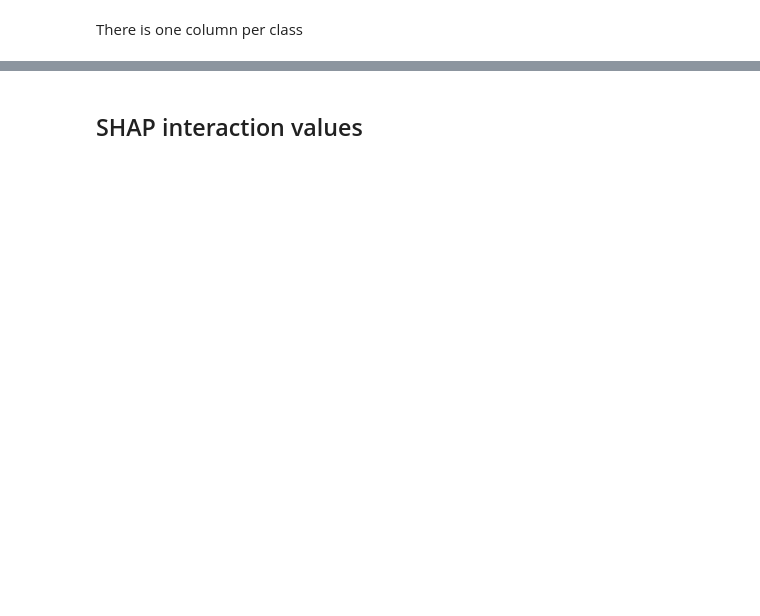
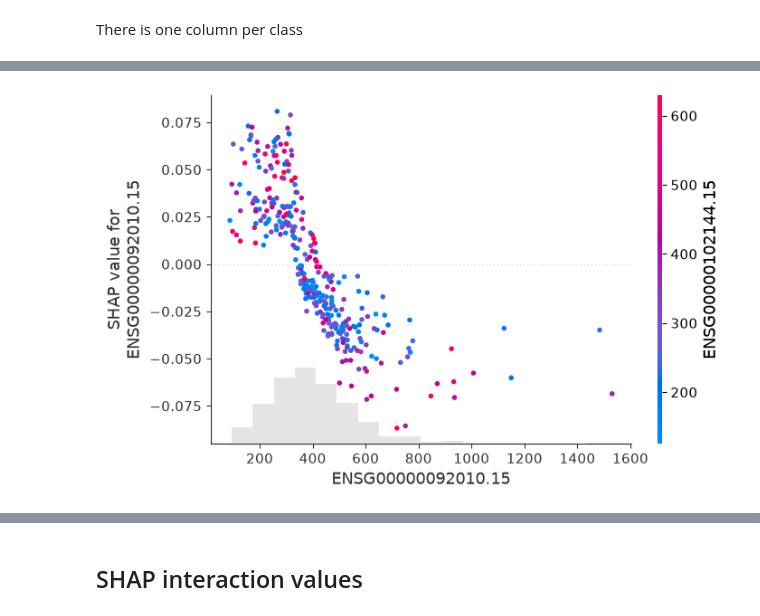
Before and after one commit to sib-swiss/feature-selection-training, a Jupyter notebook: notebooks/chapter7_SHAP.ipynb, the cells around one changed output, grey strips where cells are left out. Saved outputs shown, nothing was run; the diff lists cells and outputs as text; code cells hidden in the pictures; blank space fills up the shorter version.

```diff
--- a/notebooks/chapter7_SHAP.ipynb
+++ b/notebooks/chapter7_SHAP.ipynb
@@ -135,6 +214,8 @@ shap.plots.scatter( shap_values[:,'ENSG00000109971.14',1] )
 # %%
 ## visualize some of the interaction between feature by coloring according to another variable
-shap.plots.scatter( shap_values[:,'ENSG00000109971.14',1] , color=shap_values[...,1] )
+shap.plots.scatter( shap_values[:,'ENSG00000092010.15',1] , color=shap_values[...,1] )
+# %% [output]
+[figure, added]
 # %%
 ## If you give all shap_values, the library searched for the one which may interact the most
 shap.plots.scatter( shap_values[:,'ENSG00000109971.14',1] , color=shap_values[:,'demographic.days_to_birth',1] )
```
Also changed, not shown: parts of 35 cells of this notebook, 4 other files.
